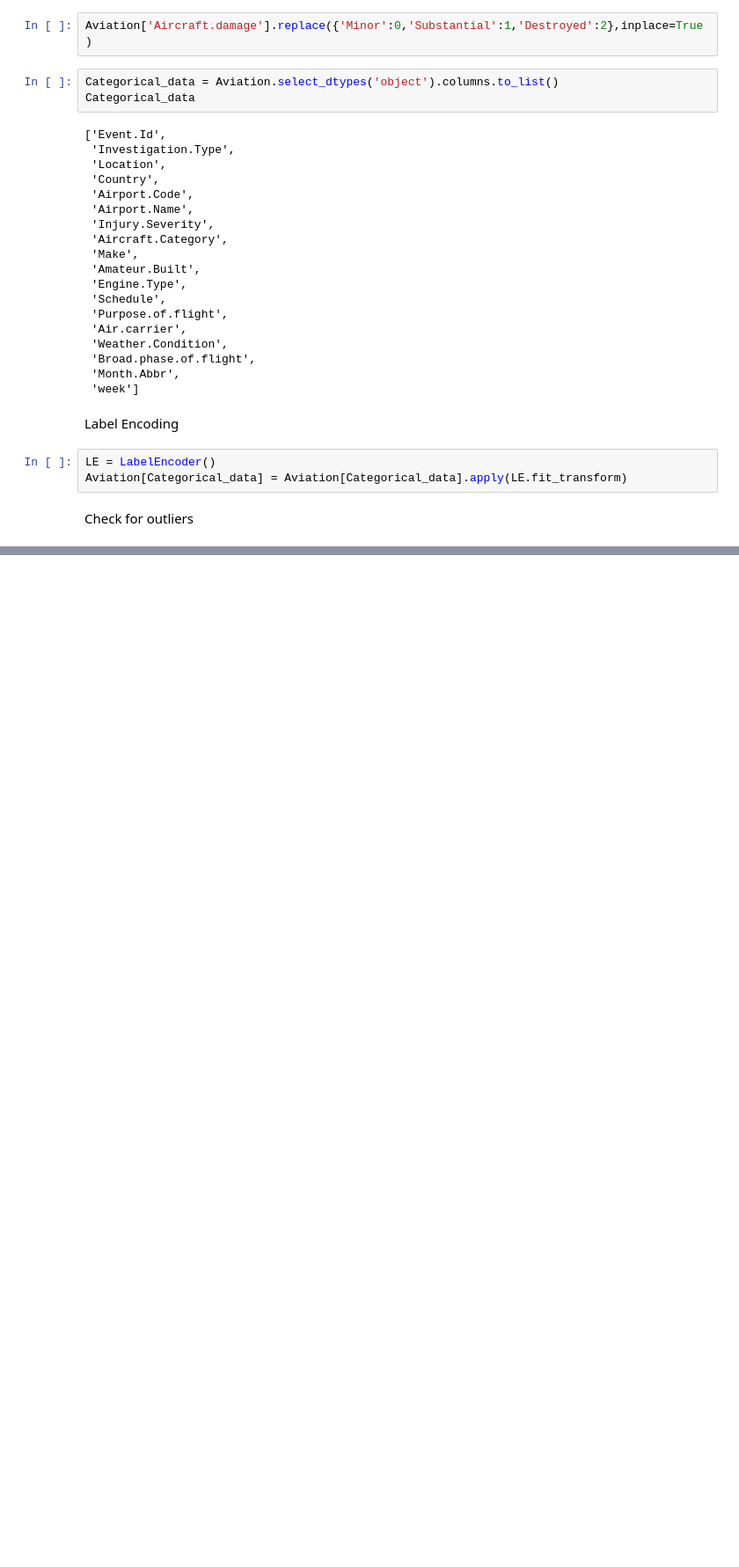
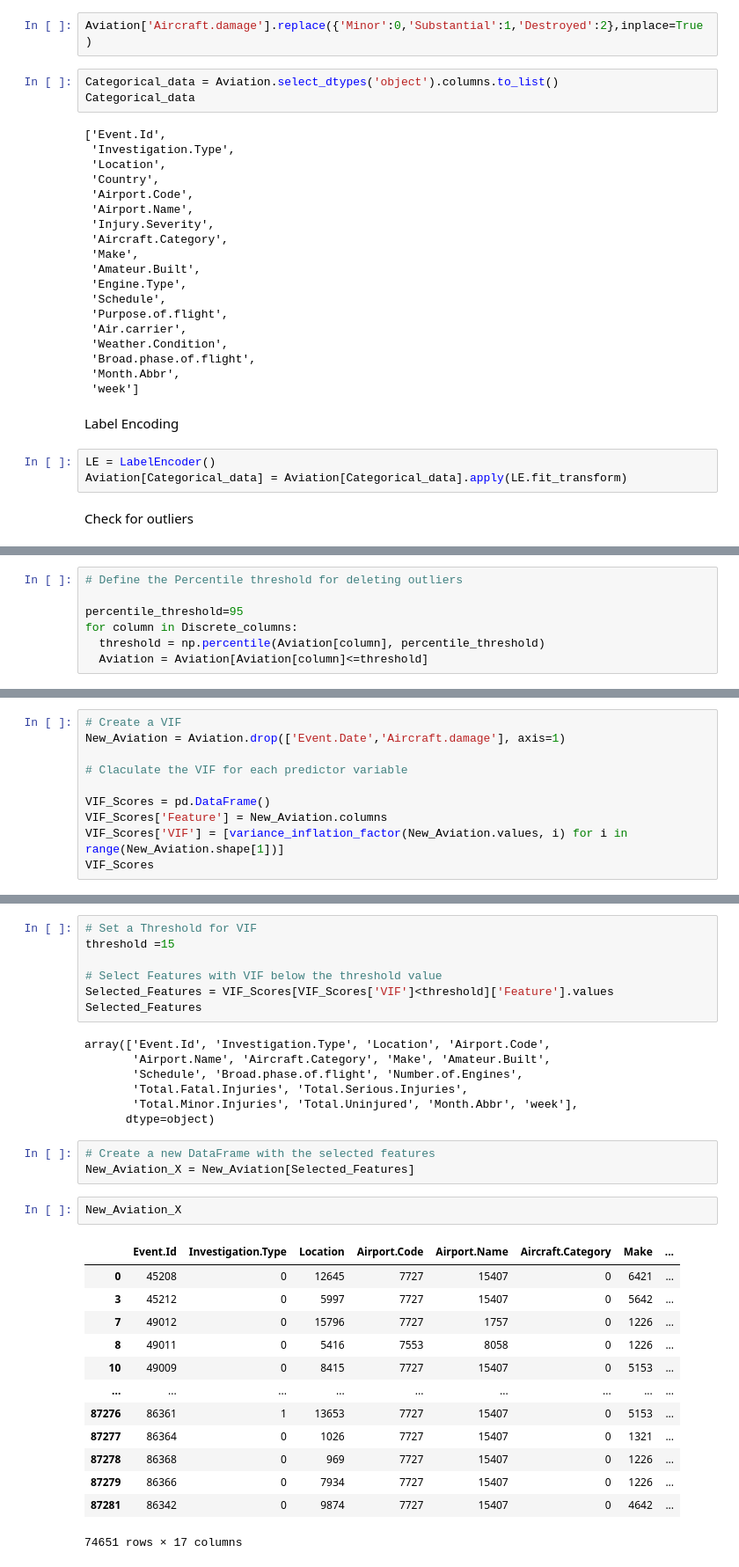
Before and after one commit to thisaraniNJ/Aircraft_Damage_Prediction, a Jupyter notebook: Aircraft_Damage_Prediction.ipynb, the cells around one changed output, grey strips where cells are left out. Shown at 88% size. Drawn from its saved outputs; the diff is of its cells as text; blank space fills up the shorter version.

```diff
--- a/Aircraft_Damage_Prediction.ipynb
+++ b/Aircraft_Damage_Prediction.ipynb
@@ -583,0 +599,7 @@ Check for outliers
+# %%
+# Define the Percentile threshold for deleting outliers
+
+percentile_threshold=95
+for column in Discrete_columns:
+  threshold = np.percentile(Aviation[column], percentile_threshold)
+  Aviation = Aviation[Aviation[column]<=threshold]
@@ -583,0 +620,10 @@ Check for outliers
+# %%
+# Create a VIF
+New_Aviation = Aviation.drop(['Event.Date','Aircraft.damage'], axis=1)
+
+# Claculate the VIF for each predictor variable
+
+VIF_Scores = pd.DataFrame()
+VIF_Scores['Feature'] = New_Aviation.columns
+VIF_Scores['VIF'] = [variance_inflation_factor(New_Aviation.values, i) for i in range(New_Aviation.shape[1])]
+VIF_Scores
@@ -583,0 +648,33 @@ Check for outliers
+# %%
+# Set a Threshold for VIF
+threshold =15
+
+# Select Features with VIF below the threshold value
+Selected_Features = VIF_Scores[VIF_Scores['VIF']<threshold]['Feature'].values
+Selected_Features
+# %% [output]
+array(['Event.Id', 'Investigation.Type', 'Location', 'Airport.Code',
+       'Airport.Name', 'Aircraft.Category', 'Make', 'Amateur.Built',
+       'Schedule', 'Broad.phase.of.flight', 'Number.of.Engines',
+       'Total.Fatal.Injuries', 'Total.Serious.Injuries',
+       'Total.Minor.Injuries', 'Total.Uninjured', 'Month.Abbr', 'week'],
+      dtype=object)
+# %%
+# Create a new DataFrame with the selected features
+New_Aviation_X = New_Aviation[Selected_Features]
+# %%
+New_Aviation_X
+# %% [output]
+|  | Event.Id | Investigation.Type | Location | Airport.Code | Airport.Name | Aircraft.Category | Make | ... |
+| 0 | 45208 | 0 | 12645 | 7727 | 15407 | 0 | 6421 | ... |
+| 3 | 45212 | 0 | 5997 | 7727 | 15407 | 0 | 5642 | ... |
+| 7 | 49012 | 0 | 15796 | 7727 | 1757 | 0 | 1226 | ... |
+| 8 | 49011 | 0 | 5416 | 7553 | 8058 | 0 | 1226 | ... |
+| 10 | 49009 | 0 | 8415 | 7727 | 15407 | 0 | 5153 | ... |
+| ... | ... | ... | ... | ... | ... | ... | ... | ... |
+| 87276 | 86361 | 1 | 13653 | 7727 | 15407 | 0 | 5153 | ... |
+| 87277 | 86364 | 0 | 1026 | 7727 | 15407 | 0 | 1321 | ... |
+| 87278 | 86368 | 0 | 969 | 7727 | 15407 | 0 | 1226 | ... |
+| 87279 | 86366 | 0 | 7934 | 7727 | 15407 | 0 | 1226 | ... |
+| 87281 | 86342 | 0 | 9874 | 7727 | 15407 | 0 | 4642 | ... |
+74651 rows × 17 columns
```
Also changed, not shown: parts of 49 cells of this notebook.
